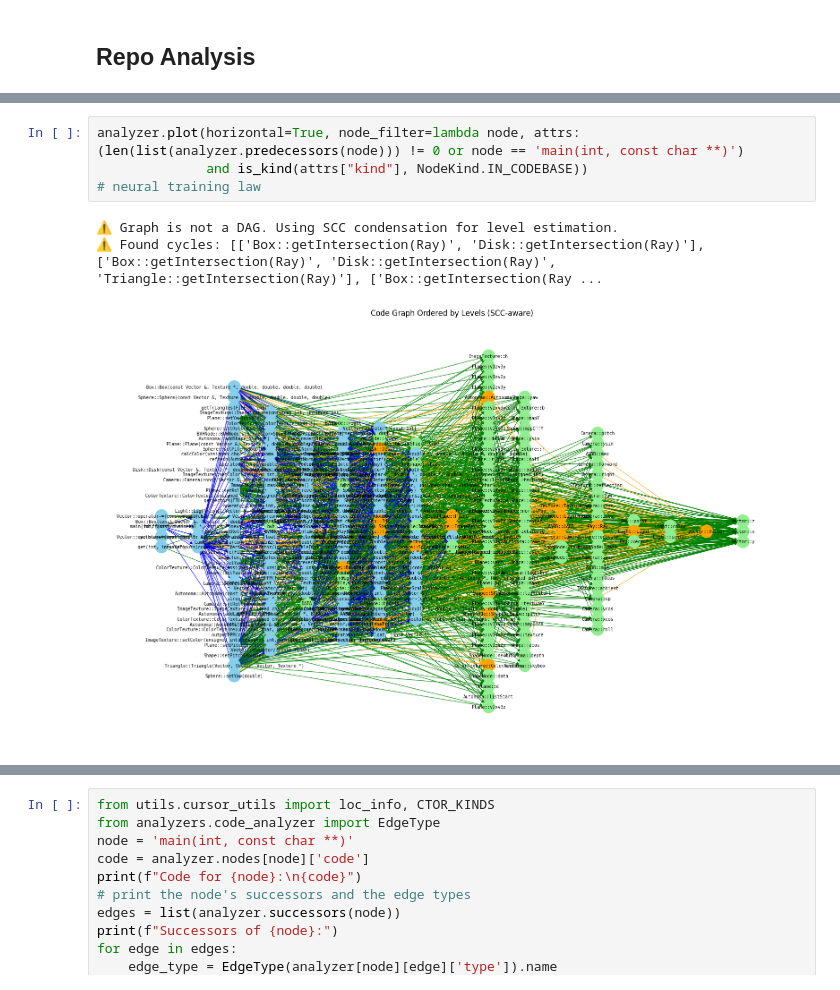
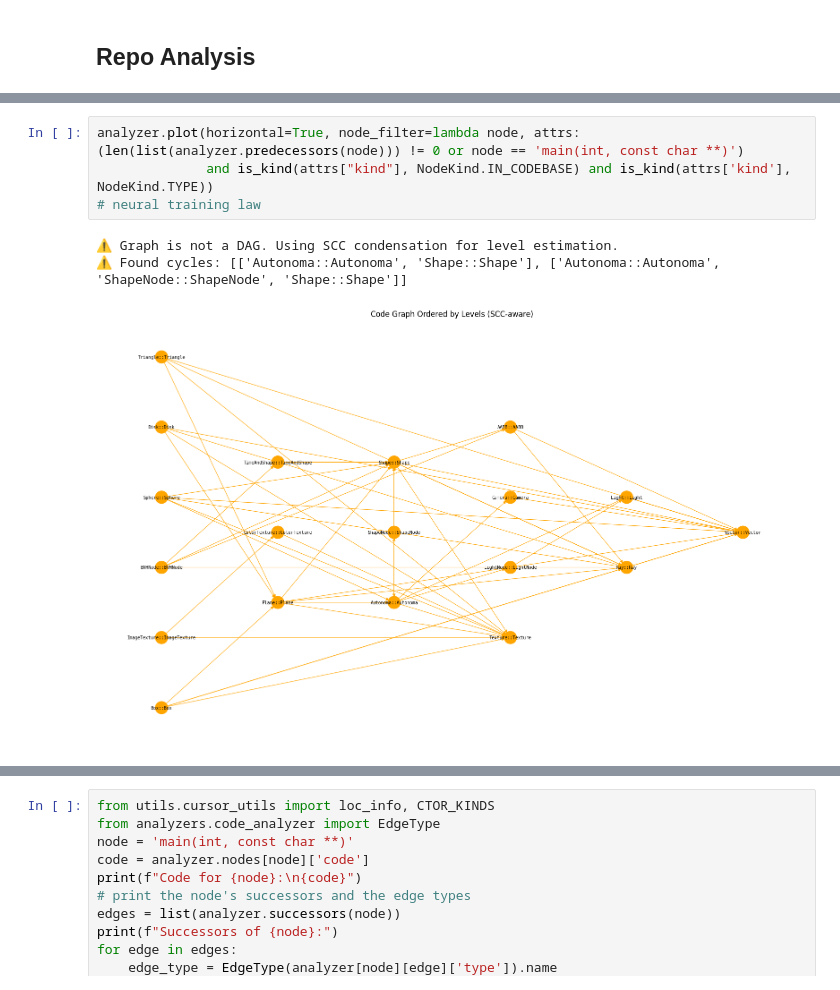
Before and after one commit to adiprerepa/pesquared, a Jupyter notebook: FunctionGraph.ipynb, the cells around one changed output, grey strips where cells are left out. Saved outputs shown, nothing was run; the diff lists cells and outputs as text.

```diff
--- a/FunctionGraph.ipynb
+++ b/FunctionGraph.ipynb
@@ -34,11 +30,11 @@ Adding edge from itimerval::itimerval to timeval::timeval
 # %%
 analyzer.plot(horizontal=True, node_filter=lambda node, attrs: (len(list(analyzer.predecessors(node))) != 0 or node == 'main(int, const char **)')
-              and is_kind(attrs["kind"], NodeKind.IN_CODEBASE))
+              and is_kind(attrs["kind"], NodeKind.IN_CODEBASE) and is_kind(attrs['kind'], NodeKind.TYPE))
 # neural training law
 # %% [output]
 ⚠️ Graph is not a DAG. Using SCC condensation for level estimation.
-⚠️ Found cycles: [['Box::getIntersection(Ray)', 'Disk::getIntersection(Ray)'], ['Box::getIntersection(Ray)', 'Disk::getIntersection(Ray)', 'Triangle::getIntersection(Ray)'], ['Box::getIntersection(Ray ...
+⚠️ Found cycles: [['Autonoma::Autonoma', 'Shape::Shape'], ['Autonoma::Autonoma', 'ShapeNode::ShapeNode', 'Shape::Shape']]
-[figure, old version]
+[figure, new version]
 # %%
 from collections import defaultdict
 
```
Also changed, not shown: parts of 6 cells of this notebook, 2 other files.
